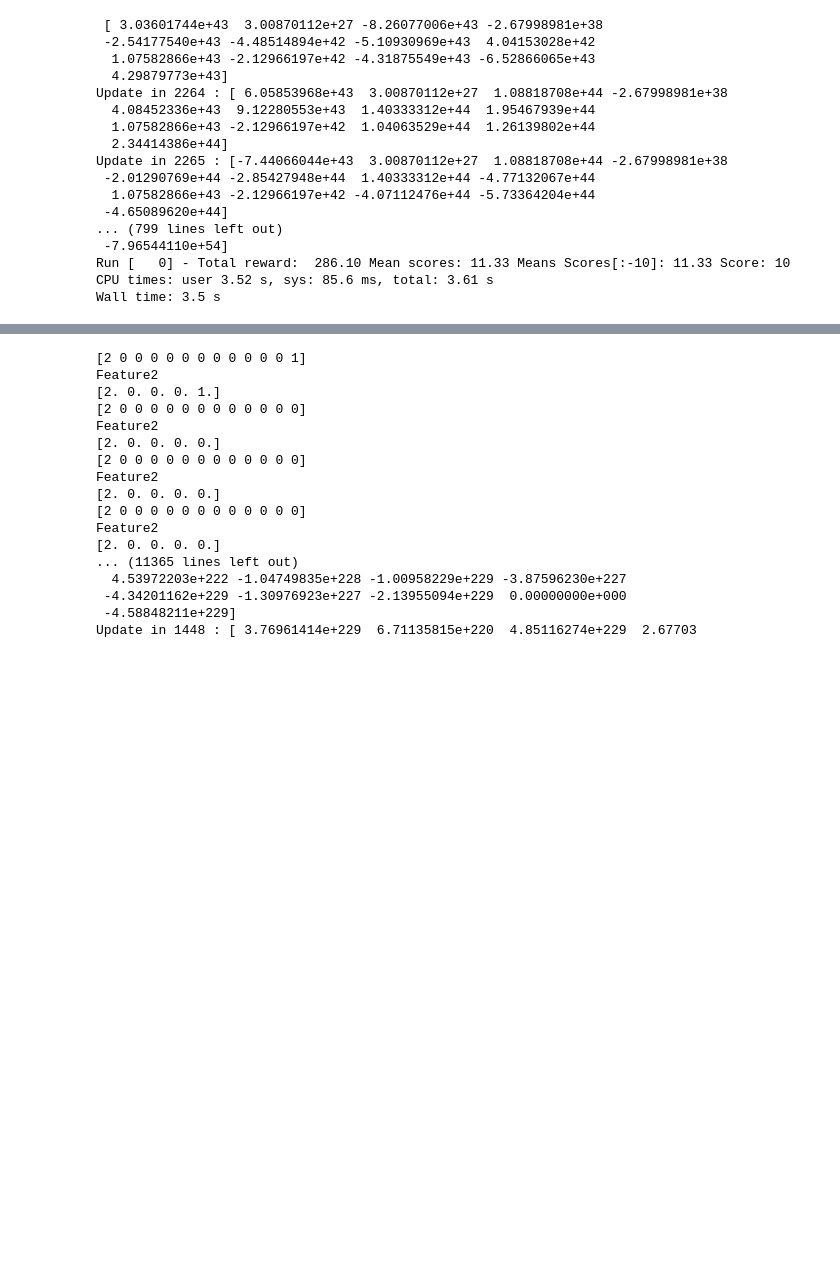
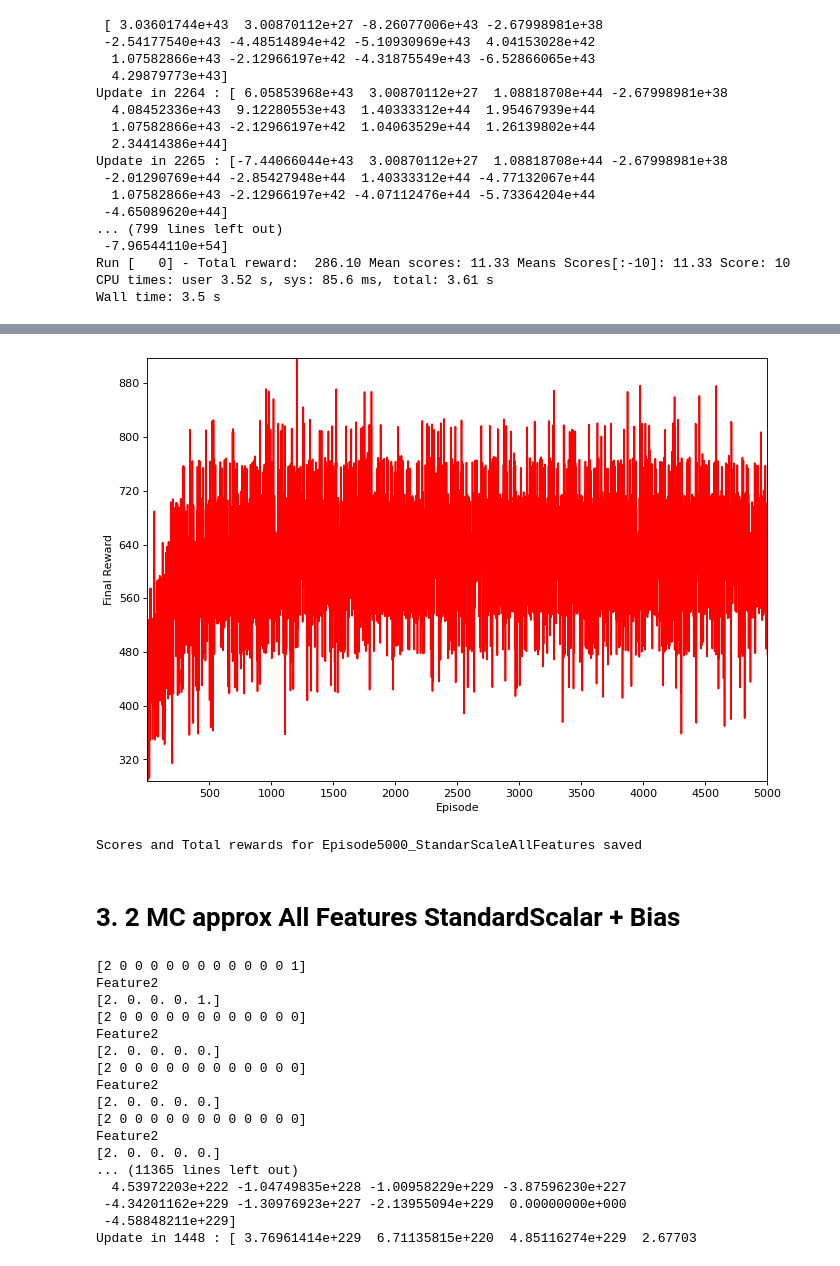
Before and after one commit to DionisiusMayr/FreewayGame, a Jupyter notebook: victor.sot/MonteCarloFunctionAprox.ipynb, the cells around one changed output, grey strips where cells are left out. Saved outputs shown, nothing was run; the diff lists cells and outputs as text; code cells hidden in the pictures; blank space fills up the shorter version.

```diff
--- a/victor.sot/MonteCarloFunctionAprox.ipynb
+++ b/victor.sot/MonteCarloFunctionAprox.ipynb
@@ -290,3 +342,13 @@ aux_plots.plot_scores(scores)
+# %%
+aux_plots.plot_rewards(total_rewards)
+# %% [output]
+[figure, added]
+# %%
+saveHistory("Episode5000_StandarScaleAllFeatures",scores,total_rewards)
+# %% [output]
+Scores and Total rewards for Episode5000_StandarScaleAllFeatures saved
+# %% [markdown]
+# 3. 2 MC approx All Features StandardScalar  + Bias
 # %%
 MonteCarloAprox(RAM_mask=RAM_mask, render=render)
 # %% [output]
```
Also changed, not shown: parts of 14 cells of this notebook, 12 other files.
